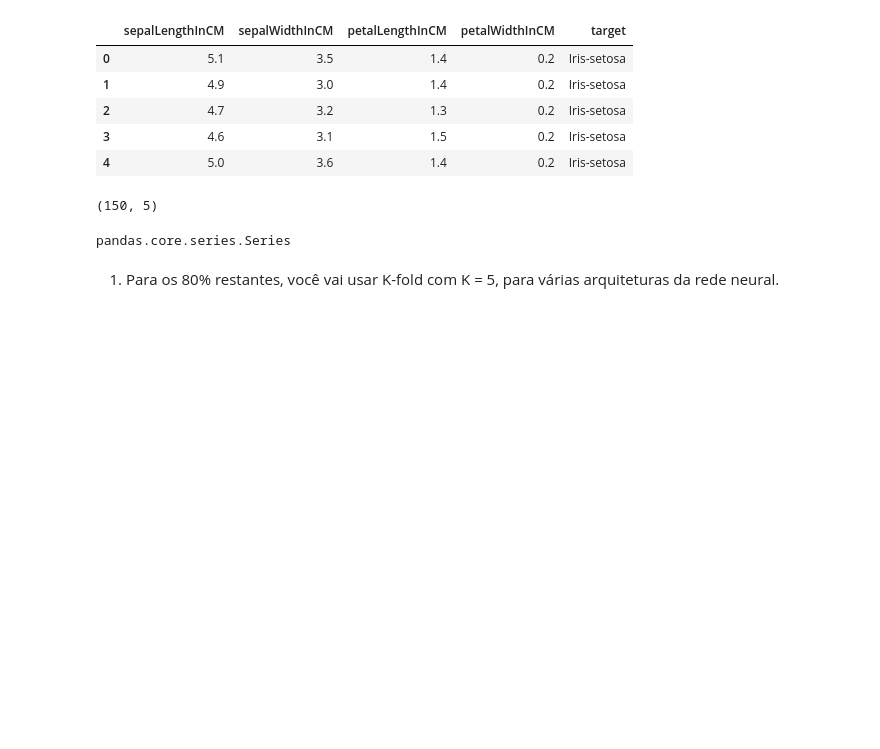
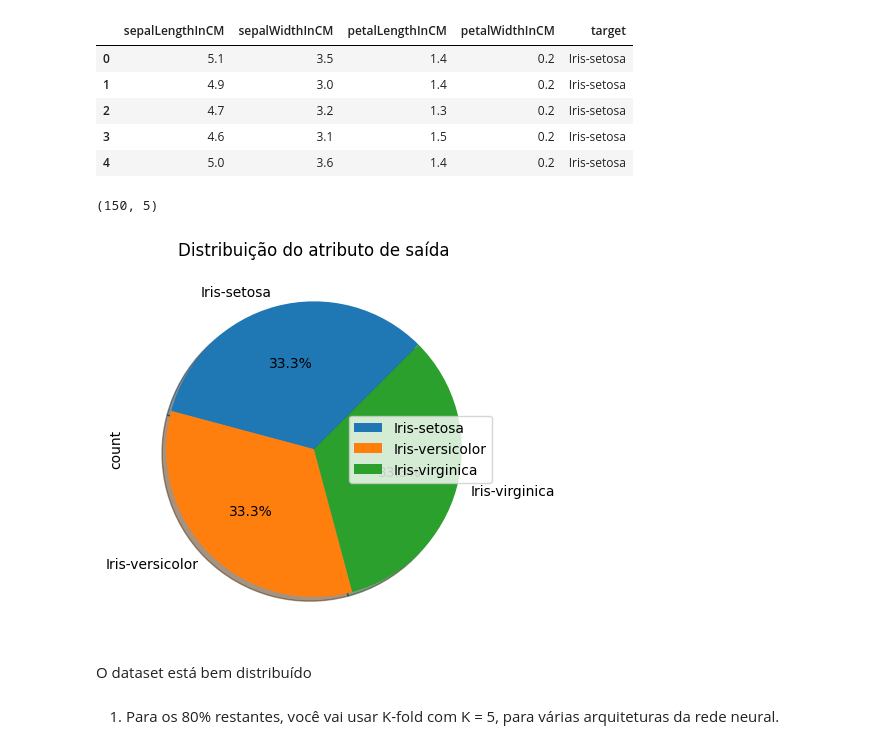
Before and after one commit to diegomatos321/UFRJ-Laboratorios, a Jupyter notebook: Aprendizado de Máquina 2023.02/Tarefa 5/tarefa.ipynb, the cells around one changed output. Drawn from its saved outputs; the diff is of its cells as text; code cells hidden in the pictures; blank space fills up the shorter version.

Commit message:
Plotando distribuição das classes

```diff
--- a/Aprendizado de Máquina 2023.02/Tarefa 5/tarefa.ipynb
+++ b/Aprendizado de Máquina 2023.02/Tarefa 5/tarefa.ipynb
@@ -28,10 +28,14 @@ df.shape
 Y = df['target']
 X = df.drop('target', axis=1)
 X_train, X_test, y_train, y_test = train_test_split(X, Y, test_size=0.2)
-# %%
-type(y_test)
-# %% [output]
-pandas.core.series.Series
+# %%
+df['target'].value_counts().plot.pie(autopct='%3.1f%%', shadow=True, legend=True, startangle=45)
+plt.title('Distribuição do atributo de saída')
+plt.show()
+# %% [output]
+[figure, added]
+# %% [markdown]
+O dataset está bem distribuído
 # %% [markdown]
 1. Para os 80% restantes, você vai usar K-fold com K = 5, para várias arquiteturas da rede neural.
 # %%
```
